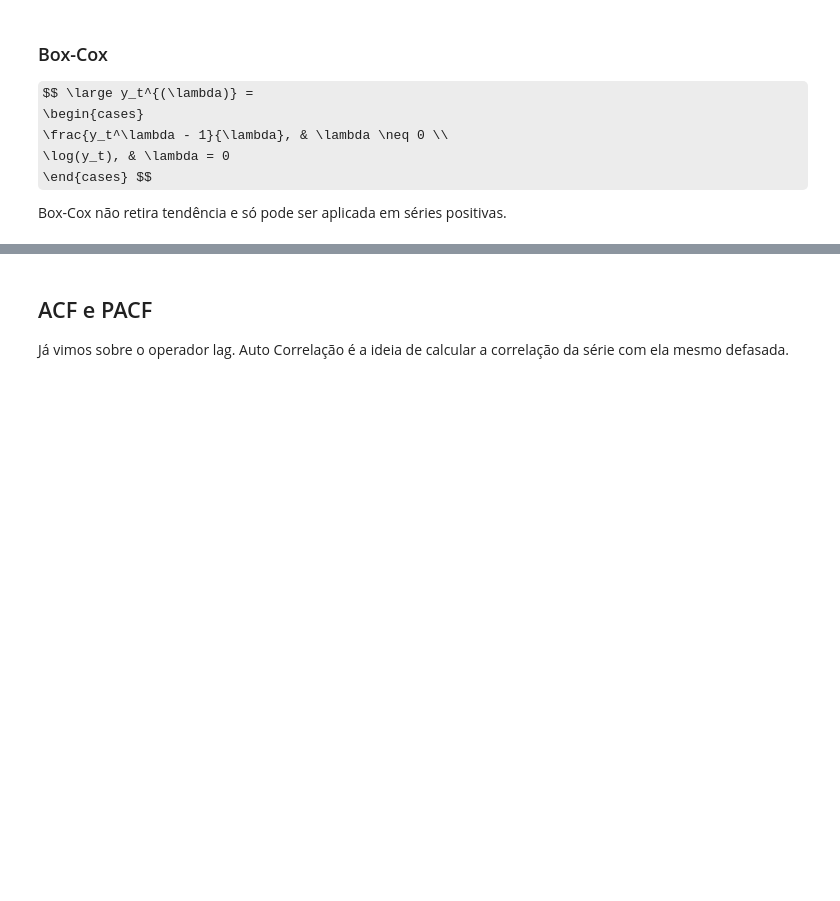
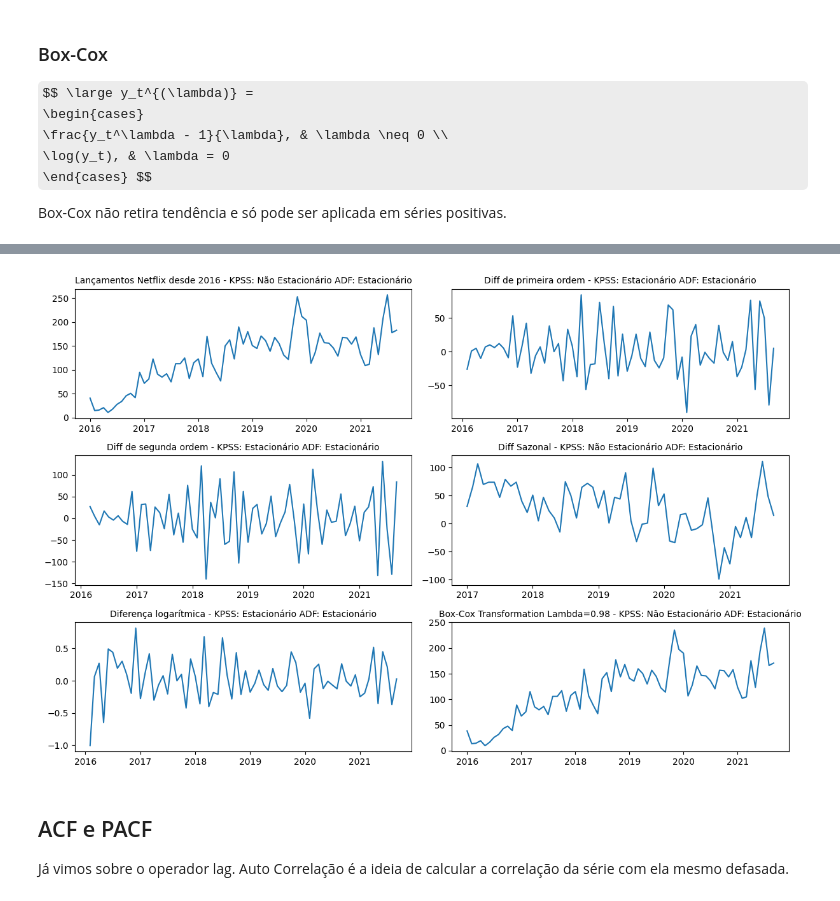
Before and after one commit to danielrferreira/classes, a Jupyter notebook: ASN/Séries Temporais/preparacao/Aula 4.ipynb, the cells around one changed output, grey strips where cells are left out. Saved outputs shown, nothing was run; the diff lists cells and outputs as text; code cells hidden in the pictures; some formulas as TeX source; blank space fills up the shorter version.

```diff
--- a/ASN/Séries Temporais/preparacao/Aula 4.ipynb
+++ b/ASN/Séries Temporais/preparacao/Aula 4.ipynb
@@ -265,3 +260,27 @@ mostra_series_com_testes(series,3,2)
+# %%
+def testa_transformacoes(serie_original):
+    primeira_ordem = serie_original.diff().dropna()
+    primeira_ordem = pd.Series(primeira_ordem, name = 'Diff de primeira ordem')
+
+    segunda_ordem = serie_original.diff().diff().dropna()
+    segunda_ordem = pd.Series(segunda_ordem, name = 'Diff de segunda ordem')
+
+    diff_sazonal = serie_original.diff(12).dropna()
+    diff_sazonal = pd.Series(diff_sazonal, name = 'Diff Sazonal')
+
+    log_diff = np.log(serie_original/serie_original.shift(1)).dropna()
+    log_diff = pd.Series(log_diff, name = 'Diferença logarítmica')
+
+    boxcox_transform, lmbda = boxcox(serie_original)
+    boxcox_transform = pd.Series(boxcox_transform, index = serie_original.index, name = f'Box-Cox Transformation Lambda={round(lmbda,2)}')
+
+    series = [serie_original, primeira_ordem, segunda_ordem, diff_sazonal, log_diff, boxcox_transform]
+    mostra_series_com_testes(series,3,2)
+# %%
+serie_original = netflix
+testa_transformacoes(serie_original)
+# %% [output]
+[figure, added]
 # %% [markdown]
 ## ACF e PACF
 
```
Also changed, not shown: parts of 5 cells of this notebook.
